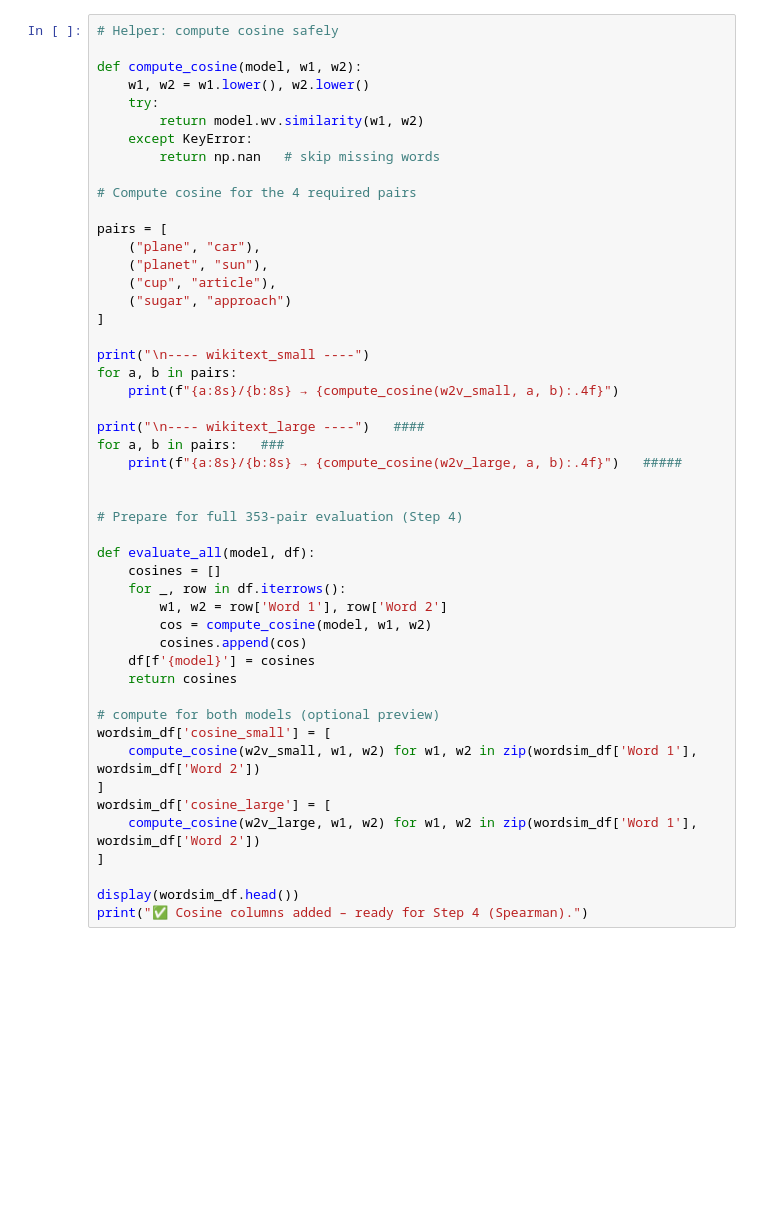
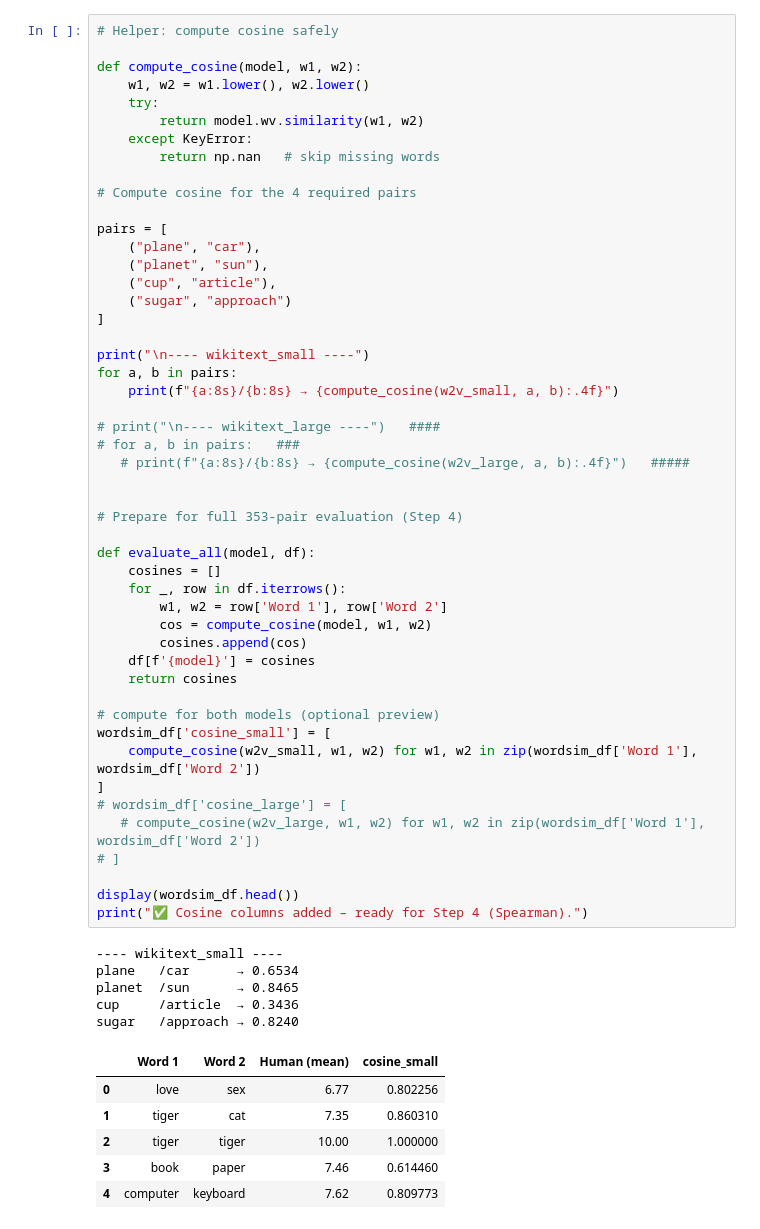
Before and after one commit to JemyHo/NLPCW1, a Jupyter notebook: cw1/F21NL_CW1.ipynb, the cells around one changed output. Saved outputs shown, nothing was run; the diff lists cells and outputs as text; blank space fills up the shorter version.

```diff
--- a/cw1/F21NL_CW1.ipynb
+++ b/cw1/F21NL_CW1.ipynb
@@ -144,36 +242,48 @@ pairs = [
     ("plane", "car"),
     ("planet", "sun"),
     ("cup", "article"),
     ("sugar", "approach")
 ]
 
 print("\n---- wikitext_small ----")
 for a, b in pairs:
     print(f"{a:8s}/{b:8s} → {compute_cosine(w2v_small, a, b):.4f}")
 
-print("\n---- wikitext_large ----")   ####
-for a, b in pairs:   ###
-    print(f"{a:8s}/{b:8s} → {compute_cosine(w2v_large, a, b):.4f}")   #####
+# print("\n---- wikitext_large ----")   ####
+# for a, b in pairs:   ###
+   # print(f"{a:8s}/{b:8s} → {compute_cosine(w2v_large, a, b):.4f}")   #####
 
 
 # Prepare for full 353-pair evaluation (Step 4)
 
 def evaluate_all(model, df):
     cosines = []
     for _, row in df.iterrows():
         w1, w2 = row['Word 1'], row['Word 2']
         cos = compute_cosine(model, w1, w2)
         cosines.append(cos)
     df[f'{model}'] = cosines
     return cosines
 
 # compute for both models (optional preview)
 wordsim_df['cosine_small'] = [
     compute_cosine(w2v_small, w1, w2) for w1, w2 in zip(wordsim_df['Word 1'], wordsim_df['Word 2'])
 ]
-wordsim_df['cosine_large'] = [
-    compute_cosine(w2v_large, w1, w2) for w1, w2 in zip(wordsim_df['Word 1'], wordsim_df['Word 2'])
-]
+# wordsim_df['cosine_large'] = [
+   # compute_cosine(w2v_large, w1, w2) for w1, w2 in zip(wordsim_df['Word 1'], wordsim_df['Word 2'])
+# ]
 
 display(wordsim_df.head())
 print("✅ Cosine columns added – ready for Step 4 (Spearman).")
+# %% [output]
+---- wikitext_small ----
+plane   /car      → 0.6534
+planet  /sun      → 0.8465
+cup     /article  → 0.3436
+sugar   /approach → 0.8240
+|  | Word 1 | Word 2 | Human (mean) | cosine_small |
+| 0 | love | sex | 6.77 | 0.802256 |
+| 1 | tiger | cat | 7.35 | 0.860310 |
+| 2 | tiger | tiger | 10.00 | 1.000000 |
+| 3 | book | paper | 7.46 | 0.614460 |
+| 4 | computer | keyboard | 7.62 | 0.809773 |
```
Also changed, not shown: parts of 17 cells of this notebook.
